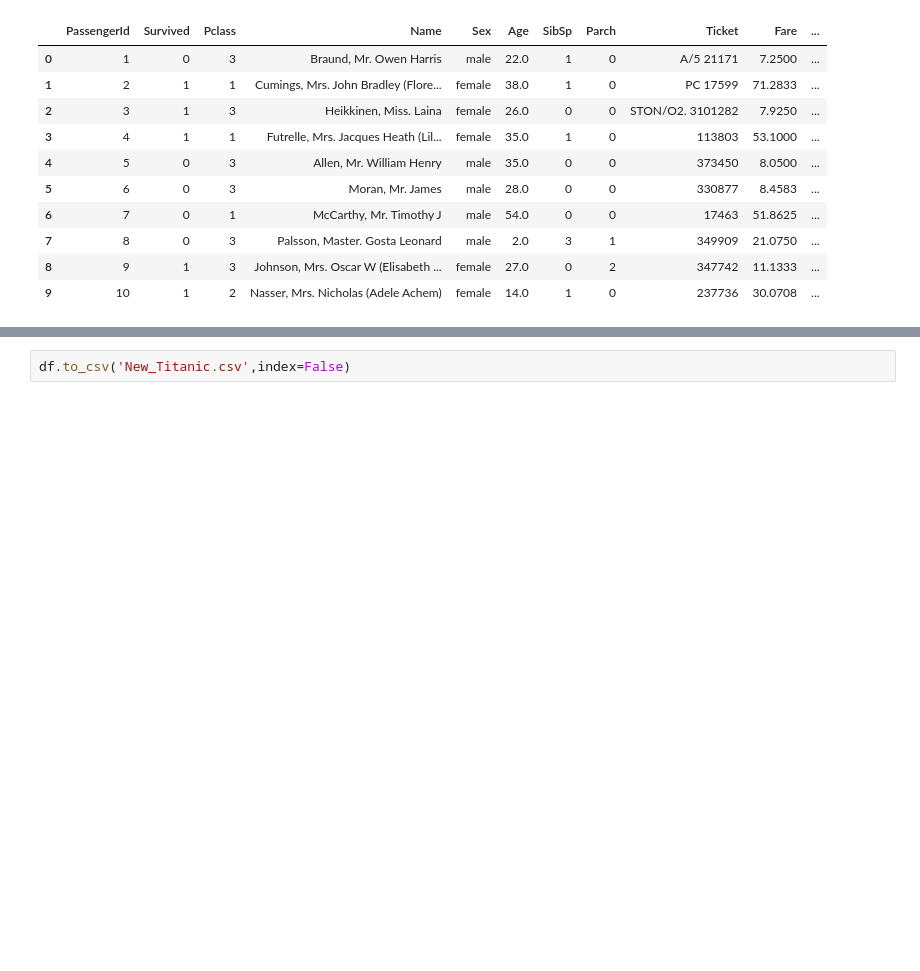
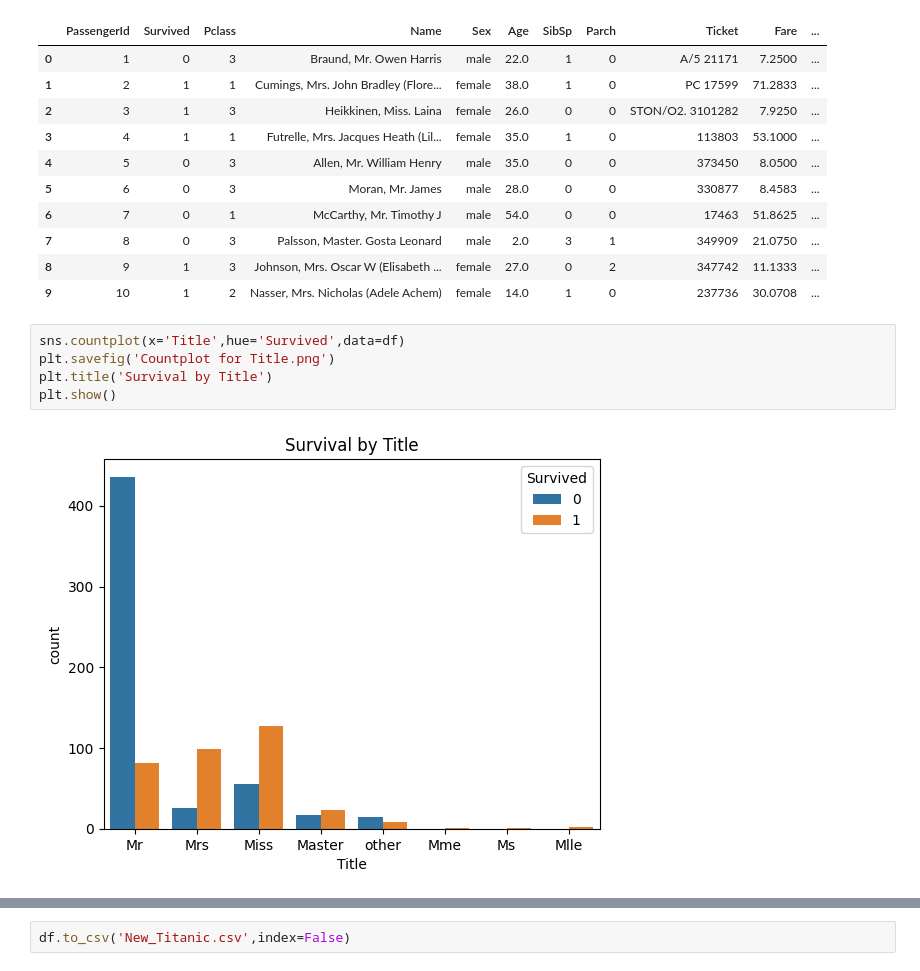
Before and after one commit to VimalDivakaran/Exploratory-Data-Analysis-on-the-Titanic-Dataset, a Jupyter notebook: Titanic EDA.ipynb, the cells around one changed output, grey strips where cells are left out. Saved outputs shown, nothing was run; the diff lists cells and outputs as text; blank space fills up the shorter version.

```diff
--- a/Titanic EDA.ipynb
+++ b/Titanic EDA.ipynb
@@ -380,3 +380,10 @@ df.head(10)
 | 7 | 8 | 0 | 3 | Palsson, Master. Gosta Leonard | male | 2.0 | 3 | 1 | 349909 | 21.0750 | ... |
 | 8 | 9 | 1 | 3 | Johnson, Mrs. Oscar W (Elisabeth ... | female | 27.0 | 0 | 2 | 347742 | 11.1333 | ... |
 | 9 | 10 | 1 | 2 | Nasser, Mrs. Nicholas (Adele Achem) | female | 14.0 | 1 | 0 | 237736 | 30.0708 | ... |
+# %%
+sns.countplot(x='Title',hue='Survived',data=df)
+plt.savefig('Countplot for Title.png')
+plt.title('Survival by Title')
+plt.show()
+# %% [output]
+[figure, added]
```
Also changed, not shown: parts of 3 cells of this notebook, 3 other files.
